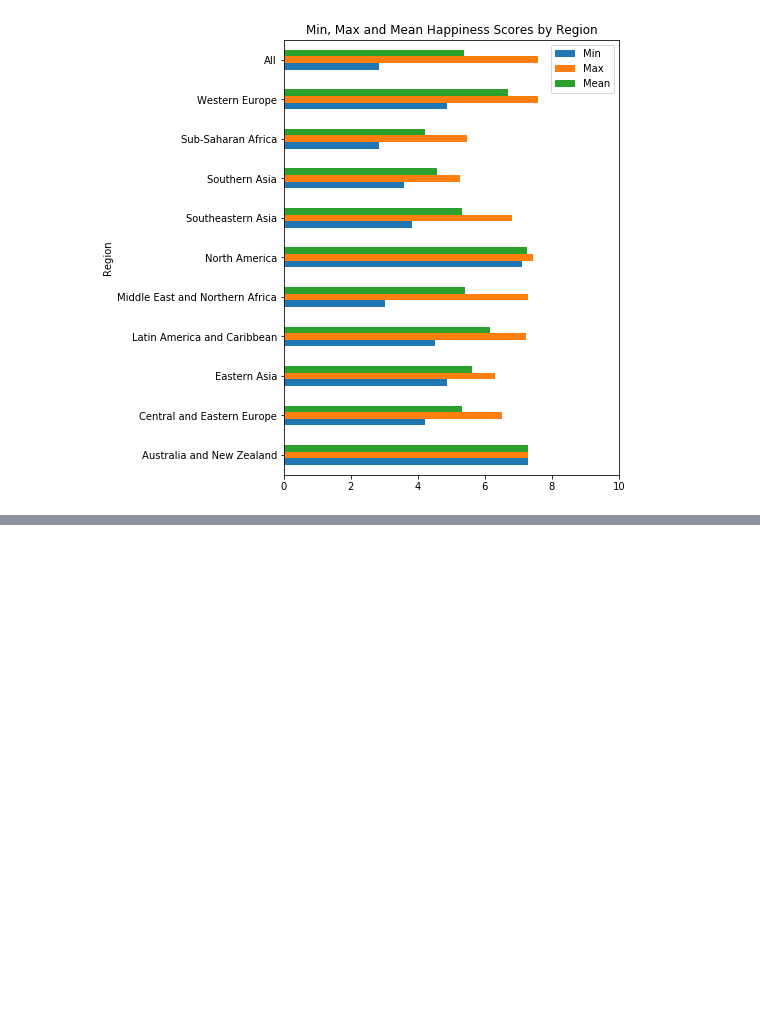
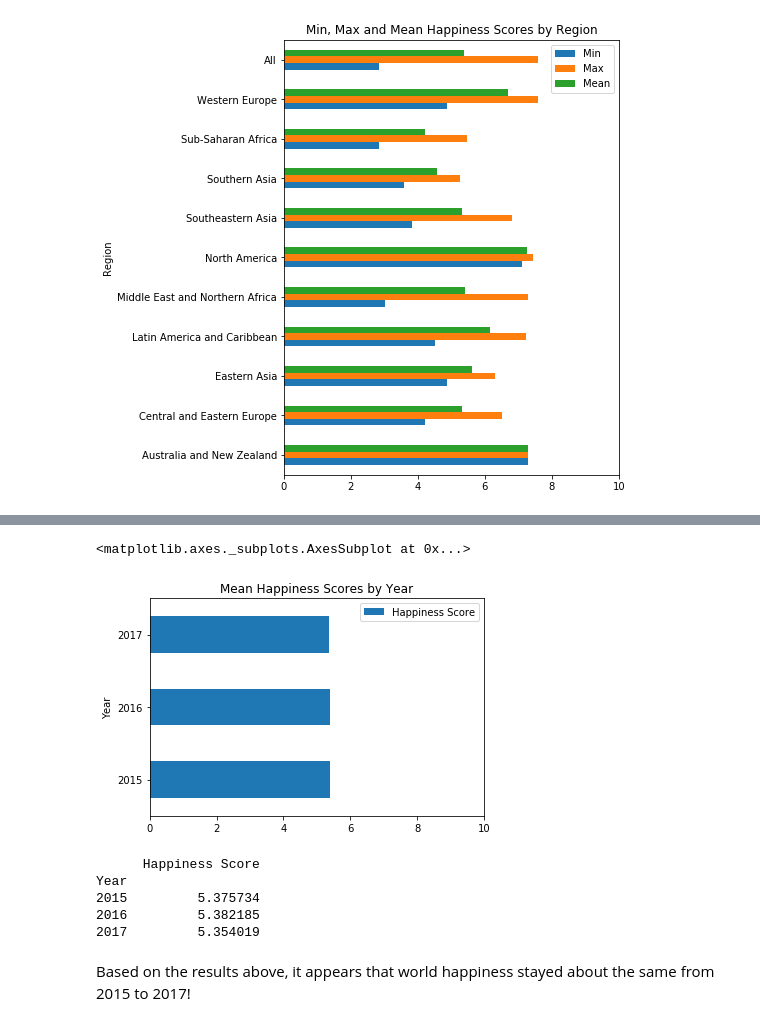
Before and after one commit to srinivasanprashant/World-Happiness-Report, a Jupyter notebook: data-analysis.ipynb, the cells around one changed output, grey strips where cells are left out. Saved outputs shown, nothing was run; the diff lists cells and outputs as text; code cells hidden in the pictures; blank space fills up the shorter version.

Commit message:
nalyze 2015, 2016, and 2017 reports and merge dataframes

```diff
--- a/data-analysis.ipynb
+++ b/data-analysis.ipynb
@@ -66,0 +70,9 @@ ax.legend(["Min", "Max", "Mean"])
+# %%
+happiness2015 = pd.read_csv("World_Happiness_2015.csv")
+happiness2016 = pd.read_csv("World_Happiness_2016.csv")
+happiness2017 = pd.read_csv("World_Happiness_2017.csv")
+# Add a column called Year to each dataframe with the corresponding year
+happiness2015["Year"] = 2015
+happiness2016["Year"] = 2016
+happiness2017["Year"] = 2017
+print(happiness2017.head(3))
@@ -66,0 +94,22 @@ ax.legend(["Min", "Max", "Mean"])
+# %%
+# Rename the Happiness.Score column to Happiness Score
+happiness2017.rename(columns={'Happiness.Score': 'Happiness Score'}, inplace=True)
+# combine the data from the three years into one dataframe
+combined = pd.concat([happiness2015, happiness2016, happiness2017], sort=False)
+# create a pivot table from the combined dataframe
+pivot_table_combined = combined.pivot_table(values="Happiness Score", index="Year")
+# create a bar chart of the results
+pivot_table_combined.plot(kind="barh", title="Mean Happiness Scores by Year", xlim=(0,10))
+# %% [output]
+<matplotlib.axes._subplots.AxesSubplot at 0x...>
+[figure, added]
+# %%
+print(pivot_table_combined)
+# %% [output]
+      Happiness Score
+Year
+2015         5.375734
+2016         5.382185
+2017         5.354019
+# %% [markdown]
+Based on the results above, it appears that world happiness stayed about the same from 2015 to 2017!
```
Also changed, not shown: parts of 3 cells of this notebook, 2 other files.
